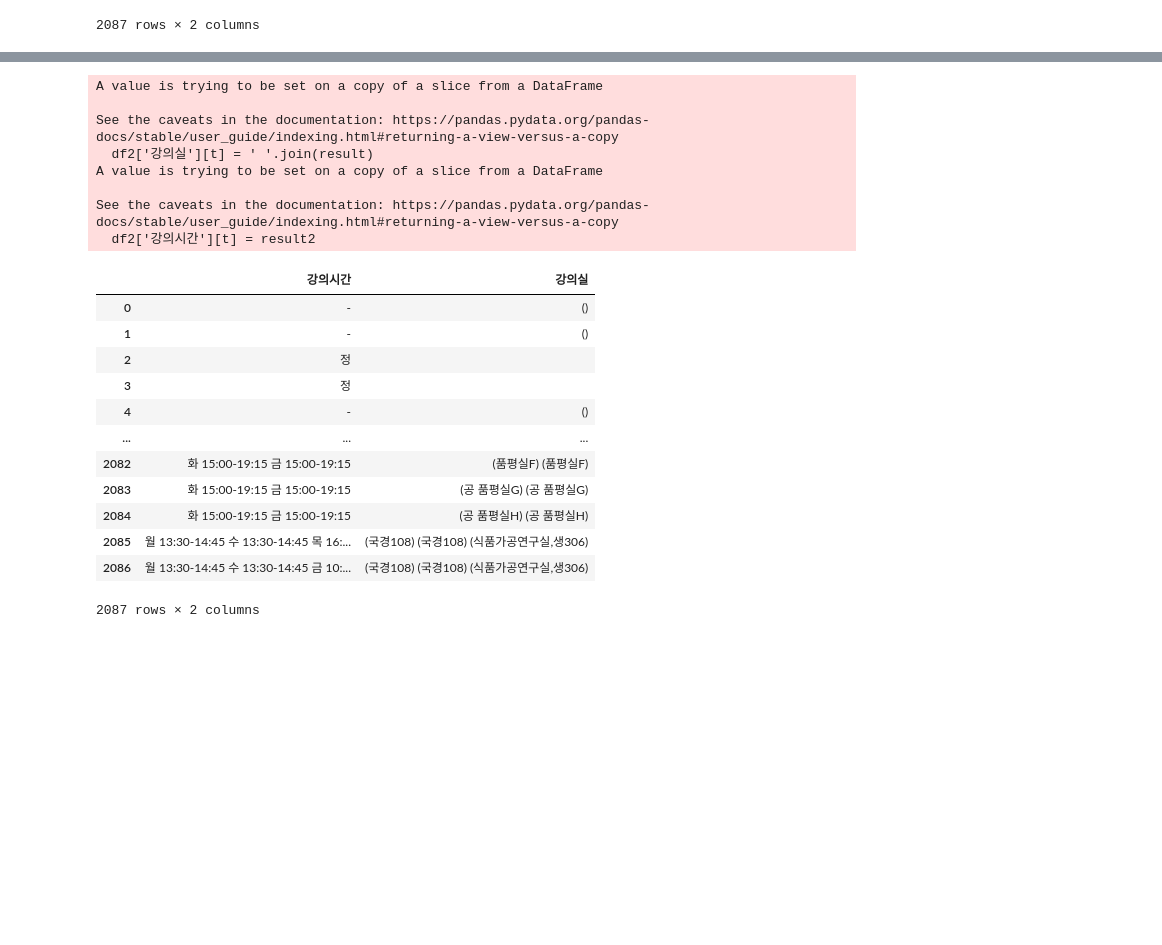
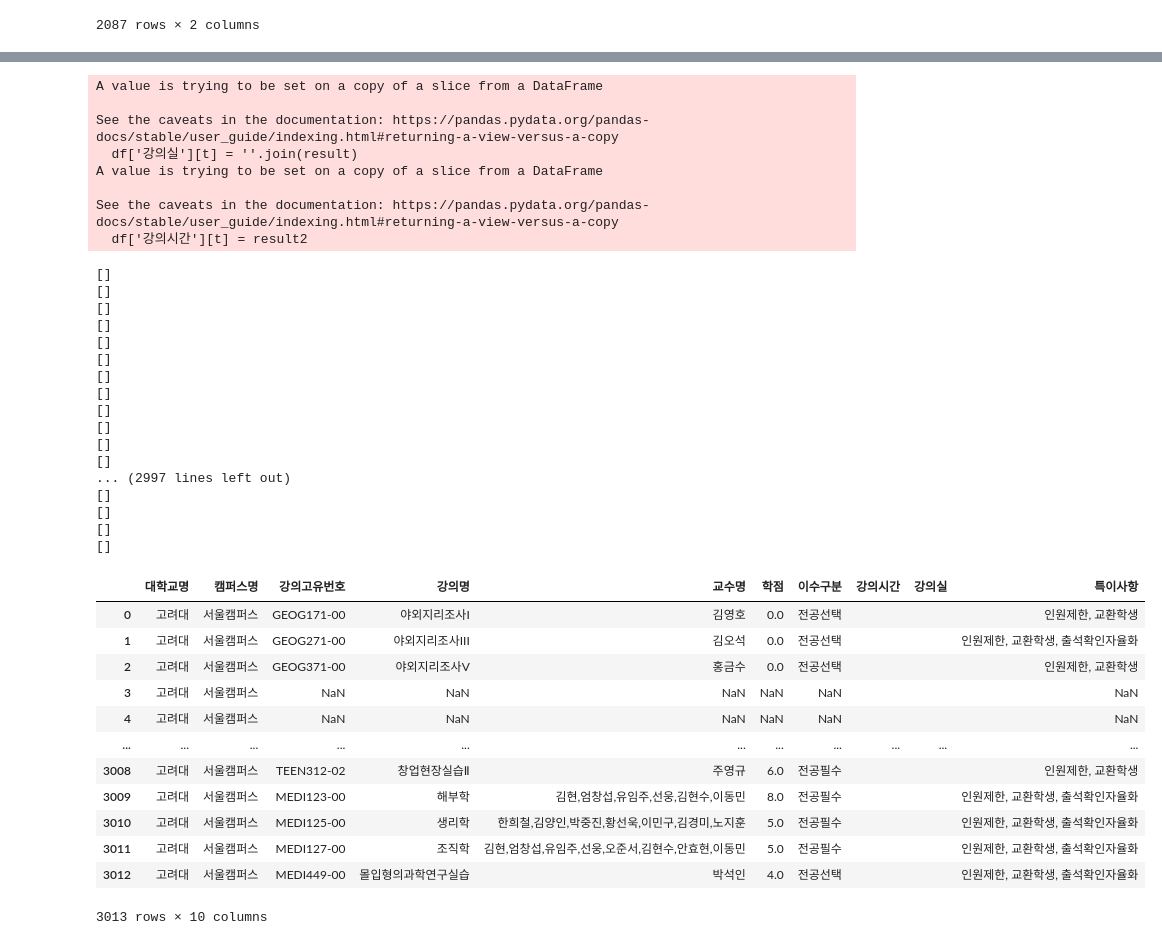
Before and after one commit to jipark96/sw-project, a Jupyter notebook: project01-1.ipynb, the cells around one changed output, grey strips where cells are left out. Drawn from its saved outputs; the diff is of its cells as text; code cells hidden in the pictures; blank space fills up the shorter version.

```diff
--- a/project01-1.ipynb
+++ b/project01-1.ipynb
@@ -133,14 +133,16 @@ import re
 p = re.compile('\(([^)]+)')
 rm = re.compile('\(.*\)|\s-\s.*')
 
+
+
 df2 = df[['강의시간', '강의실']]
+df2
 for t in range(0, len(df2)):
 
     result = p.findall(str(df2['강의시간'][t]))
-    df2['강의실'][t] = ', '.join(result)
+    df2['강의시간'][t] = ' '.join(result)
 
     print(result)
-df2
 # %% [output]
 A value is trying to be set on a copy of a slice from a DataFrame
 
@@ -179,37 +168,56 @@ See the caveats in the documentation: https://pandas.pydata.org/pandas-docs/stab
 # %%
 import re
 
-p = re.compile('\(([^)]+)') #\(([^)]+)
-rm = re.compile('\([^)]*\)') #\([^)]*\)
+p = re.compile('([월화수목금토일](?:\s\d{2}:\d{2}-\d{2}:\d{2}|\((?:\d{1}|(?:\d{1}|\d{2})-(?:\d{1}|\d{2}))\)))') #\(([^)]+)
+rm = re.compile('([월화수목금토일](?:\s\d{2}:\d{2}-\d{2}:\d{2}|\((?:\d{1}|(?:\d{1}|\d{2})-(?:\d{1}|\d{2}))\)))') #\([^)]*\)
 
 # df2 = df[['강의시간', '강의실']]
 
-for t in range(0, len(df)):
+for t in range(0, len(df2)):
     ct = str(df['강의시간'][t])
     result = p.findall(ct)
-    df['강의실'][t] = ' '.join(result)
+    df['강의실'][t] = ''.join(result)
     result2 = re.sub(rm, '', ct)
     df['강의시간'][t] = result2
+    print(result, result2)
+
 df
 # %% [output]
 A value is trying to be set on a copy of a slice from a DataFrame
 
 See the caveats in the documentation: https://pandas.pydata.org/pandas-docs/stable/user_guide/indexing.html#returning-a-view-versus-a-copy
-  df2['강의실'][t] = ' '.join(result)
+  df['강의실'][t] = ''.join(result)
 A value is trying to be set on a copy of a slice from a DataFrame
 
 See the caveats in the documentation: https://pandas.pydata.org/pandas-docs/stable/user_guide/indexing.html#returning-a-view-versus-a-copy
-  df2['강의시간'][t] = result2
+  df['강의시간'][t] = result2
+[]
+[]
+[]
+[]
+[]
+[]
+[]
+[]
+[]
+[]
+[]
+[]
+... (2997 lines left out)
+[]
+[]
+[]
+[]
-|  | 강의시간 | 강의실 |
-| 0 | - | () |
-| 1 | - | () |
-| 2 | 정 |  |
-| 3 | 정 |  |
-| 4 | - | () |
-| ... | ... | ... |
-| 2082 | 화 15:00-19:15 금 15:00-19:15 | (품평실F) (품평실F) |
-| 2083 | 화 15:00-19:15 금 15:00-19:15 | (공 품평실G) (공 품평실G) |
-| 2084 | 화 15:00-19:15 금 15:00-19:15 | (공 품평실H) (공 품평실H) |
-| 2085 | 월 13:30-14:45 수 13:30-14:45 목 16:... | (국경108) (국경108) (식품가공연구실,생306) |
-| 2086 | 월 13:30-14:45 수 13:30-14:45 금 10:... | (국경108) (국경108) (식품가공연구실,생306) |
+|  | 대학교명 | 캠퍼스명 | 강의고유번호 | 강의명 | 교수명 | 학점 | 이수구분 | 강의시간 | 강의실 | 특이사항 |
+| 0 | 고려대 | 서울캠퍼스 | GEOG171-00 | 야외지리조사I | 김영호 | 0.0 | 전공선택 |  |  | 인원제한, 교환학생 |
+| 1 | 고려대 | 서울캠퍼스 | GEOG271-00 | 야외지리조사III | 김오석 | 0.0 | 전공선택 |  |  | 인원제한, 교환학생, 출석확인자율화 |
+| 2 | 고려대 | 서울캠퍼스 | GEOG371-00 | 야외지리조사V | 홍금수 | 0.0 | 전공선택 |  |  | 인원제한, 교환학생 |
+| 3 | 고려대 | 서울캠퍼스 | NaN | NaN | NaN | NaN | NaN |  |  | NaN |
+| 4 | 고려대 | 서울캠퍼스 | NaN | NaN | NaN | NaN | NaN |  |  | NaN |
+| ... | ... | ... | ... | ... | ... | ... | ... | ... | ... | ... |
+| 3008 | 고려대 | 서울캠퍼스 | TEEN312-02 | 창업현장실습Ⅱ | 주영규 | 6.0 | 전공필수 |  |  | 인원제한, 교환학생 |
+| 3009 | 고려대 | 서울캠퍼스 | MEDI123-00 | 해부학 | 김현,엄창섭,유임주,선웅,김현수,이동민 | 8.0 | 전공필수 |  |  | 인원제한, 교환학생, 출석확인자율화 |
+| 3010 | 고려대 | 서울캠퍼스 | MEDI125-00 | 생리학 | 한희철,김양인,박중진,황선욱,이민구,김경미,노지훈 | 5.0 | 전공필수 |  |  | 인원제한, 교환학생, 출석확인자율화 |
+| 3011 | 고려대 | 서울캠퍼스 | MEDI127-00 | 조직학 | 김현,엄창섭,유임주,선웅,오준서,김현수,안효현,이동민 | 5.0 | 전공필수 |  |  | 인원제한, 교환학생, 출석확인자율화 |
+| 3012 | 고려대 | 서울캠퍼스 | MEDI449-00 | 몰입형의과학연구실습 | 박석인 | 4.0 | 전공선택 |  |  | 인원제한, 교환학생, 출석확인자율화 |
-2087 rows × 2 columns
+3013 rows × 10 columns
```
Also changed, not shown: parts of 4 cells of this notebook, 6 other files.
